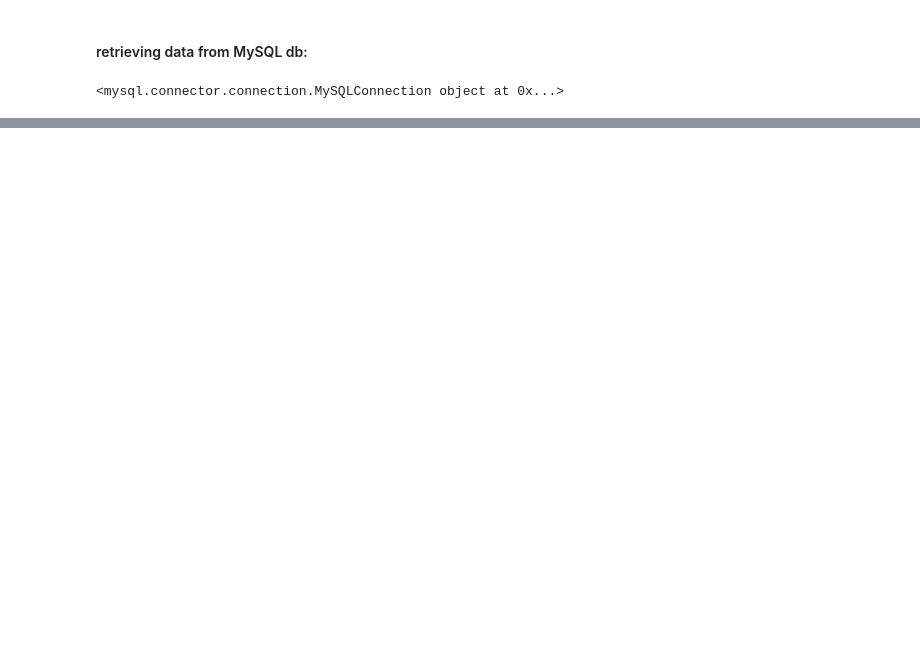
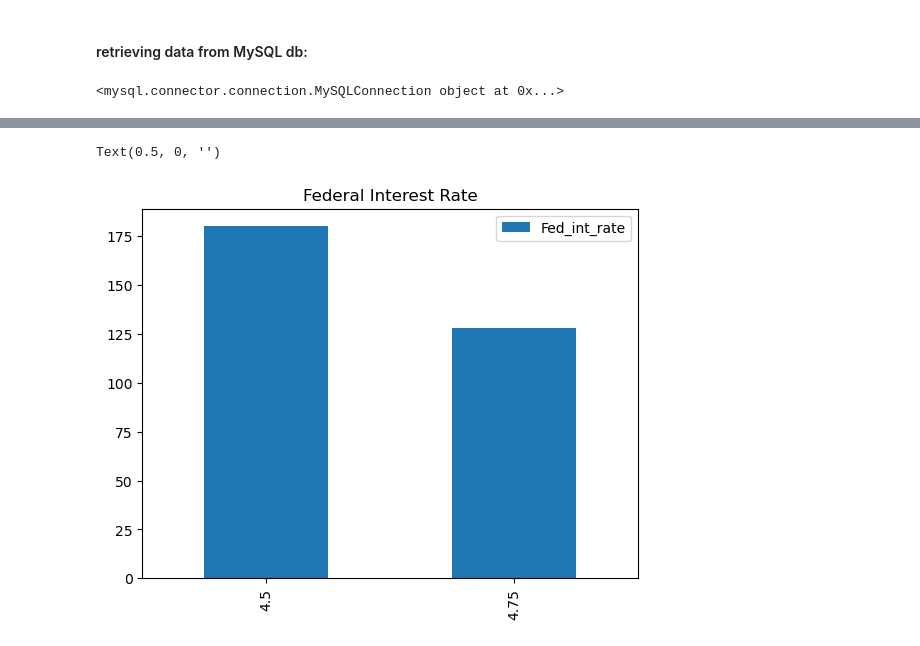
Before and after one commit to kerryeffinger/DS_Final_Project_KSE, a Jupyter notebook: Exploratory_data_analysis.ipynb, the cells around one changed output, grey strips where cells are left out. Drawn from its saved outputs; the diff is of its cells as text; code cells hidden in the pictures; blank space fills up the shorter version.

```diff
--- a/Exploratory_data_analysis.ipynb
+++ b/Exploratory_data_analysis.ipynb
@@ -44,0 +348,2 @@ data
+# %%
+Fed_cat = df['Fed_int_rate'].groupby(df['Fed_int_rate']).count()
@@ -44,0 +367,9 @@ data
+# %%
+Fed_cat.plot.bar()
+plt.title('Federal Interest Rate')
+plt.xlabel('')
+
+#plt.savefig('Loc.png')
+# %% [output]
+Text(0.5, 0, '')
+[figure, added]
```
Also changed, not shown: parts of 78 cells of this notebook.
